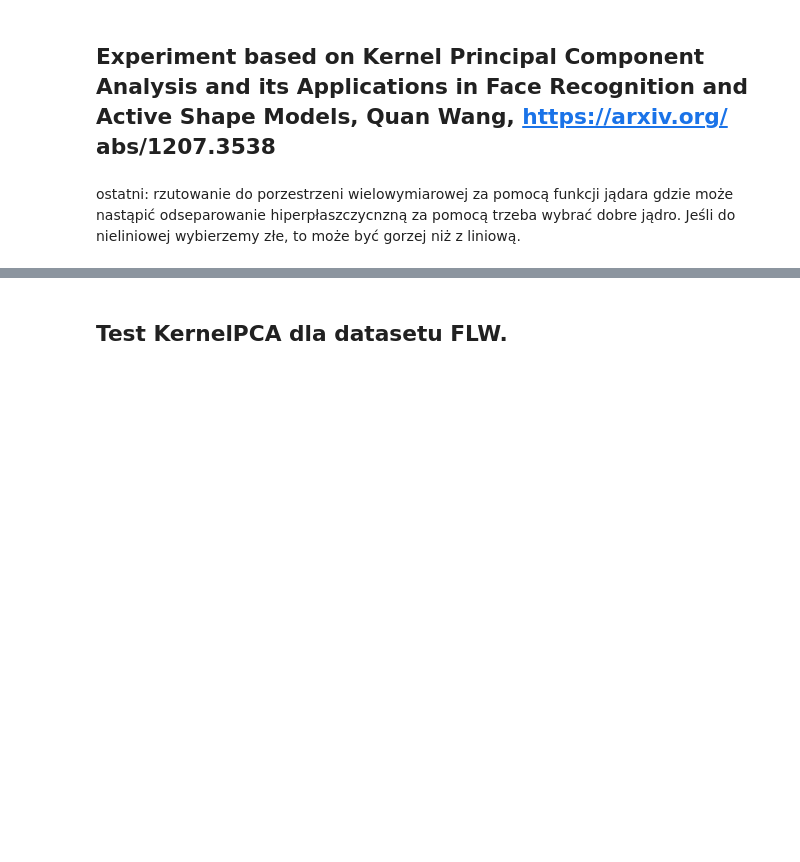
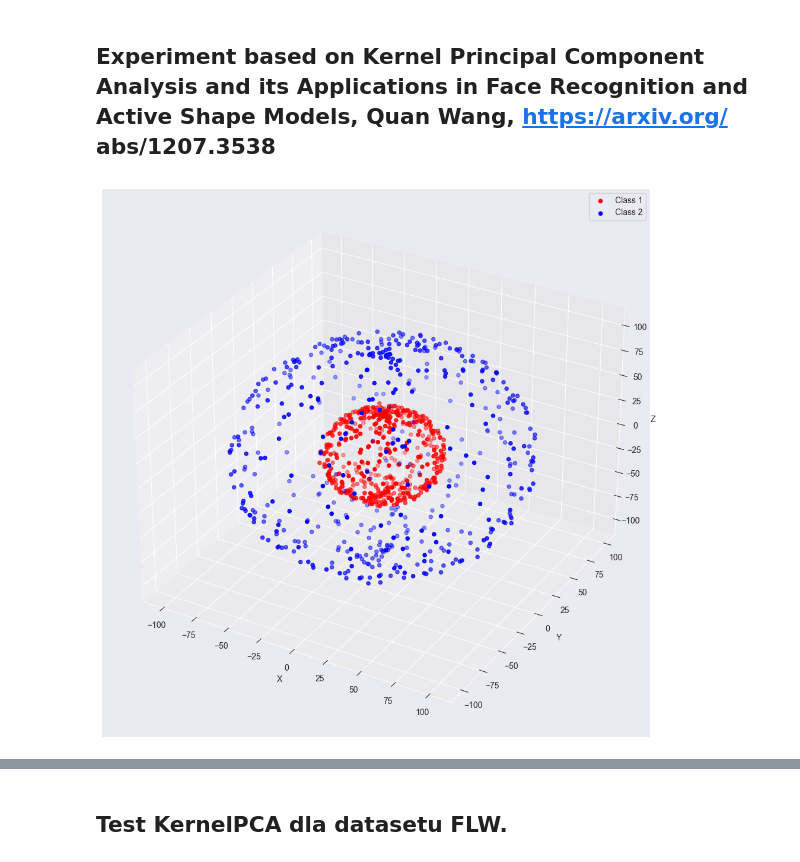
Before and after one commit to ksobczykR2DS/data-visualization-and-exploration, a Jupyter notebook: ed_lab1/ed_labs_report.ipynb, the cells around one changed output, grey strips where cells are left out. Drawn from its saved outputs; the diff is of its cells as text; code cells hidden in the pictures; blank space fills up the shorter version.

```diff
--- a/ed_lab1/ed_labs_report.ipynb
+++ b/ed_lab1/ed_labs_report.ipynb
@@ -436,7 +436,3 @@ Kolejne eigenfaces zaczynają kodować bardziej specyficzne cechy, takie jak usy
 # Kernel PCA
 # %% [markdown]
 ## Experiment based on Kernel Principal Component Analysis and its Applications in Face Recognition and Active Shape Models, Quan Wang, https://arxiv.org/ abs/1207.3538
-# %% [markdown]
-
-ostatni:
-rzutowanie do porzestrzeni wielowymiarowej za pomocą funkcji jądara gdzie może nastąpić odseparowanie hiperpłaszczycnzną za pomocą trzeba wybrać dobre jądro. Jeśli do nieliniowej wybierzemy złe, to może być gorzej niż z liniową.
@@ -442,0 +441,38 @@ rzutowanie do porzestrzeni wielowymiarowej za pomocą funkcji jądara gdzie moż
+# %%
+# Creating dataset
+N = 1000
+r1, r2 = 40, 100
+sigma_noise = 1
+
+def spherical_to_cartesian(r, theta, phi):
+    x = r * np.sin(theta) * np.cos(phi)
+    y = r * np.sin(theta) * np.sin(phi)
+    z = r * np.cos(theta)
+    return x, y, z
+
+theta = np.random.uniform(0, np.pi, N // 2)
+phi = np.random.uniform(0, 2 * np.pi, N // 2)
+
+x1, y1, z1 = spherical_to_cartesian(r1, theta, phi)
+x2, y2, z2 = spherical_to_cartesian(r2, theta, phi)
+
+x1 += np.random.normal(0, sigma_noise, x1.shape)
+y1 += np.random.normal(0, sigma_noise, y1.shape)
+z1 += np.random.normal(0, sigma_noise, z1.shape)
+x2 += np.random.normal(0, sigma_noise, x2.shape)
+y2 += np.random.normal(0, sigma_noise, y2.shape)
+z2 += np.random.normal(0, sigma_noise, z2.shape)
+# %%
+fig = plt.figure(figsize=(12, 12))
+ax = fig.add_subplot(111, projection='3d')
+ax.scatter(x1, y1, z1, color='r', label='Class 1')
+ax.scatter(x2, y2, z2, color='b', label='Class 2')
+ax.legend()
+
+ax.set_xlabel('X')
+ax.set_ylabel('Y')
+ax.set_zlabel('Z')
+
+plt.show()
+# %% [output]
+[figure, added]
```
Also changed, not shown: parts of 8 cells of this notebook.
